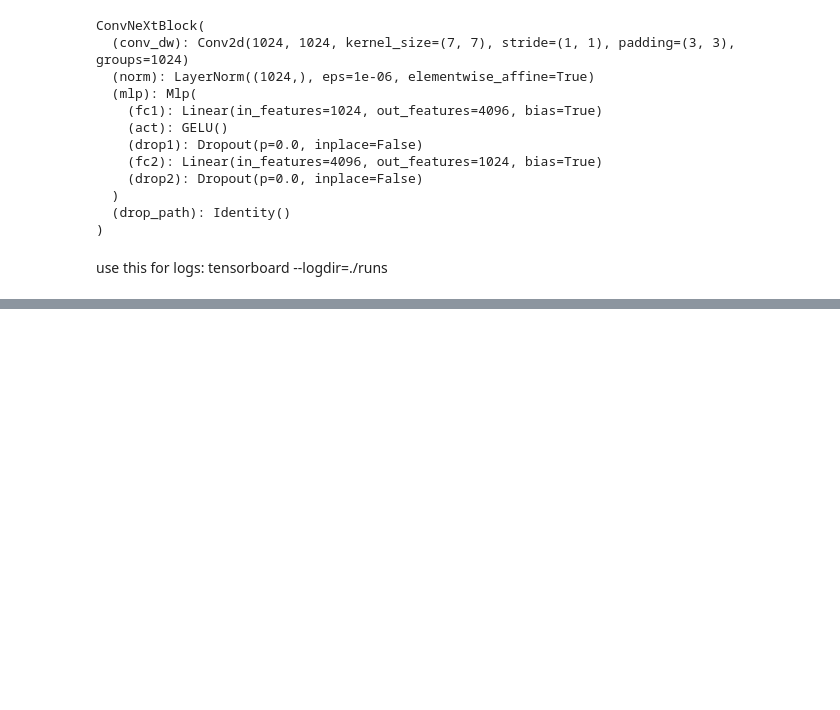
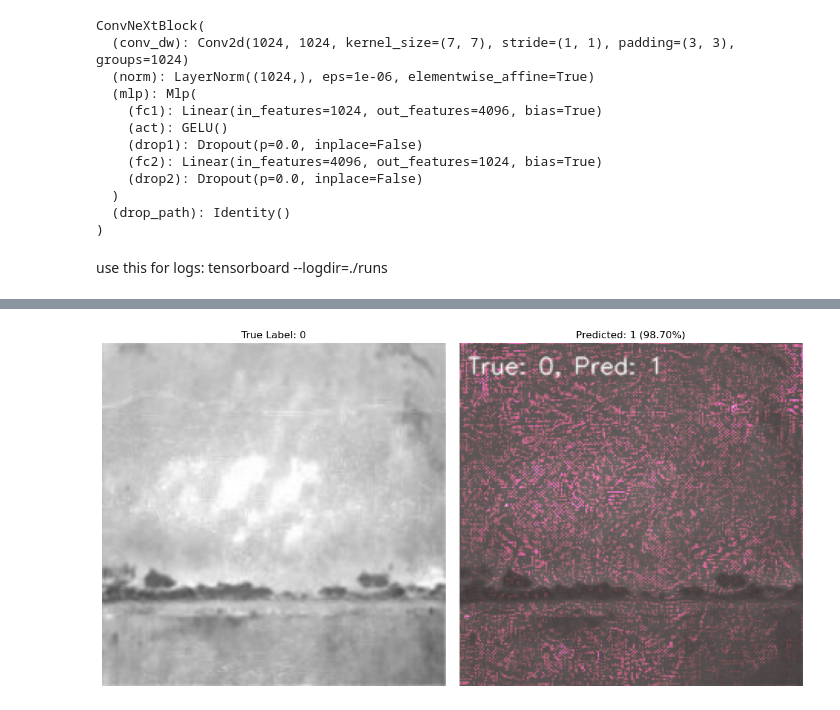
Before and after one commit to poirot-en-bardo/ai-art-detection, a Jupyter notebook: Finetuning_convnext_base.ipynb, the cells around one changed output, grey strips where cells are left out. Saved outputs shown, nothing was run; the diff lists cells and outputs as text; code cells hidden in the pictures; blank space fills up the shorter version.

Commit message:
integrated gradients final version

```diff
--- a/Finetuning_convnext_base.ipynb
+++ b/Finetuning_convnext_base.ipynb
@@ -715,8 +533,9 @@ def fine_tune(model, train_loader, validation_loader, criterion, optimizer, sche
 
     return best_model
 # %%
-model_path = os.path.join('saved_models/convnext_model', 'RealArt_vs_FakeArt_convnext_base1.pt')
-writer = SummaryWriter("runs/train_low_freq/take2")
+import os
+model_path = os.path.join('saved_models/convnext_model', 'RealArt_vs_FakeArt_convnext_base.pt')
+writer = SummaryWriter("runs/IG")
 
 if not os.path.exists(model_path):
    print("Training a new model...")
@@ -783,7 +577,7 @@ ConvNeXtBlock(
   (drop_path): Identity()
 )
 # %%
-def denormalize_image_gradcam(tensor, mean=(0.5, 0.5, 0.5), std=(0.5, 0.5, 0.5)):
+def denormalize_image_xai(tensor, mean=(0.5, 0.5, 0.5), std=(0.5, 0.5, 0.5)):
     """Denormalizes a tensor image by applying the inverse of the normalization transform."""
     # Reshape mean and std to match the (C, H, W) shape of the tensor
     mean = torch.tensor(mean).view(3, 1, 1).to(tensor.device)  # Match device as well
@@ -1028,0 +926,30 @@ TypeError: unsupported operand type(s) for ** or pow(): 'NoneType' and 'int'
+# %%
+
+def plot_integrated_gradients(original_image, true_label, prediction_text, overlay_image):
+    """
+    Plots the original image, the overlay image with integrated gradients, and prediction text.
+
+    Args:
+        original_image (numpy array): The original input image (in HWC format).
+        true_label (int): The true label of the image.
+        prediction_text (str): The prediction text to display.
+        overlay_image (numpy array): The image with the overlay of attributions.
+
+    Returns:
+        None
+    """
+    fig, ax = plt.subplots(1, 2, figsize=(12, 6))
+
+    # Plot the original image
+    ax[0].imshow(original_image)
+    ax[0].set_title(f"True Label: {true_label}")
+    ax[0].axis('off')  # Hide axes
+
+    # Plot the overlay image with integrated gradients
+    ax[1].imshow(overlay_image)
+    ax[1].set_title(f"{prediction_text}")
+    ax[1].axis('off')  # Hide axes
+
+    # Display the plot
+    plt.tight_layout()
+    plt.show()
@@ -1028,0 +1024,6 @@ TypeError: unsupported operand type(s) for ** or pow(): 'NoneType' and 'int'
+# %%
+# Example usage
+image_path = "/home/oem/eliza/DL/project/data/merged-frequencies/LowFake4.jpg"
+apply_integrated_gradients_on_image(model, image_path, device='cuda', true_label=0)
+# %% [output]
+[figure, added]
```
Also changed, not shown: parts of 16 cells of this notebook, 2 other files.
